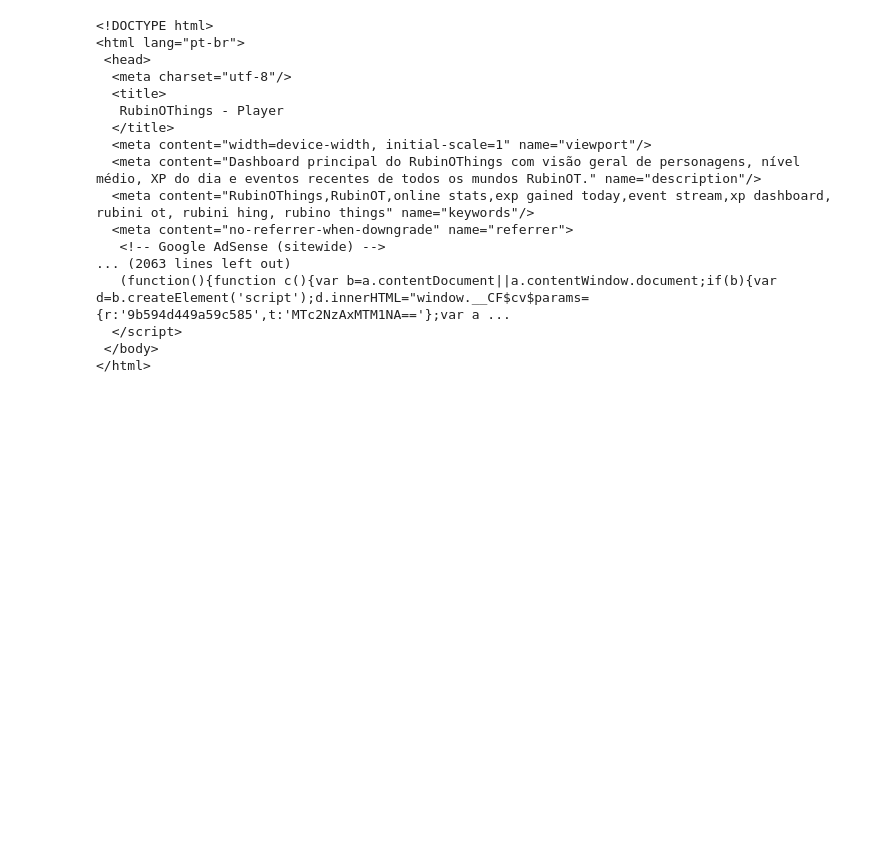
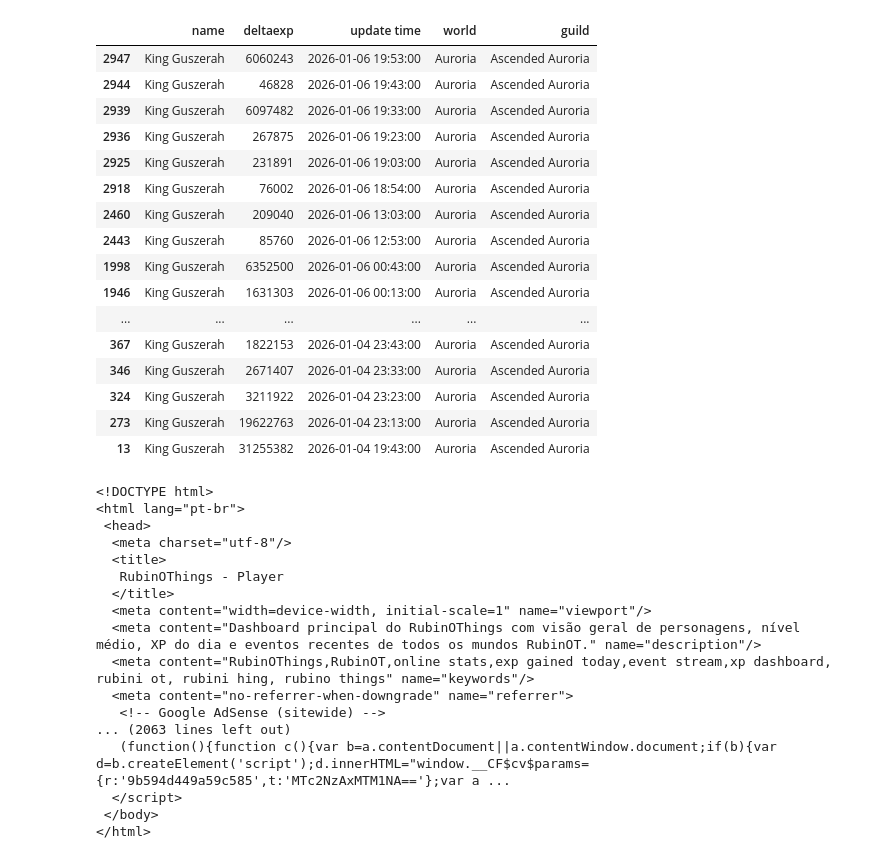
Before and after one commit to HEchternacht/ringts, a Jupyter notebook: tet.ipynb, the cells around one changed output. Saved outputs shown, nothing was run; the diff lists cells and outputs as text; code cells hidden in the pictures; blank space fills up the shorter version.

```diff
--- a/tet.ipynb
+++ b/tet.ipynb
@@ -4,6 +4,29 @@ import requests
 import bs4
 # %%
 import pandas as pd
+df=pd.read_csv("var/data/deltas.csv")
+
+df[df['name']=="King Guszerah"] #order by updaaae_time
+df_sorted = df[df['name'] == "King Guszerah"].sort_values(by='update time', ascending=False)
+df_sorted
+# %% [output]
+|  | name | deltaexp | update time | world | guild |
+| 2947 | King Guszerah | 6060243 | 2026-01-06 19:53:00 | Auroria | Ascended Auroria |
+| 2944 | King Guszerah | 46828 | 2026-01-06 19:43:00 | Auroria | Ascended Auroria |
+| 2939 | King Guszerah | 6097482 | 2026-01-06 19:33:00 | Auroria | Ascended Auroria |
+| 2936 | King Guszerah | 267875 | 2026-01-06 19:23:00 | Auroria | Ascended Auroria |
+| 2925 | King Guszerah | 231891 | 2026-01-06 19:03:00 | Auroria | Ascended Auroria |
+| 2918 | King Guszerah | 76002 | 2026-01-06 18:54:00 | Auroria | Ascended Auroria |
+| 2460 | King Guszerah | 209040 | 2026-01-06 13:03:00 | Auroria | Ascended Auroria |
+| 2443 | King Guszerah | 85760 | 2026-01-06 12:53:00 | Auroria | Ascended Auroria |
+| 1998 | King Guszerah | 6352500 | 2026-01-06 00:43:00 | Auroria | Ascended Auroria |
+| 1946 | King Guszerah | 1631303 | 2026-01-06 00:13:00 | Auroria | Ascended Auroria |
+| ... | ... | ... | ... | ... | ... |
+| 367 | King Guszerah | 1822153 | 2026-01-04 23:43:00 | Auroria | Ascended Auroria |
+| 346 | King Guszerah | 2671407 | 2026-01-04 23:33:00 | Auroria | Ascended Auroria |
+| 324 | King Guszerah | 3211922 | 2026-01-04 23:23:00 | Auroria | Ascended Auroria |
+| 273 | King Guszerah | 19622763 | 2026-01-04 23:13:00 | Auroria | Ascended Auroria |
+| 13 | King Guszerah | 31255382 | 2026-01-04 19:43:00 | Auroria | Ascended Auroria |
 # %%
 
 #get https://rubinothings.com.br/player?id=6202
```
Also changed, not shown: 8 other files.
